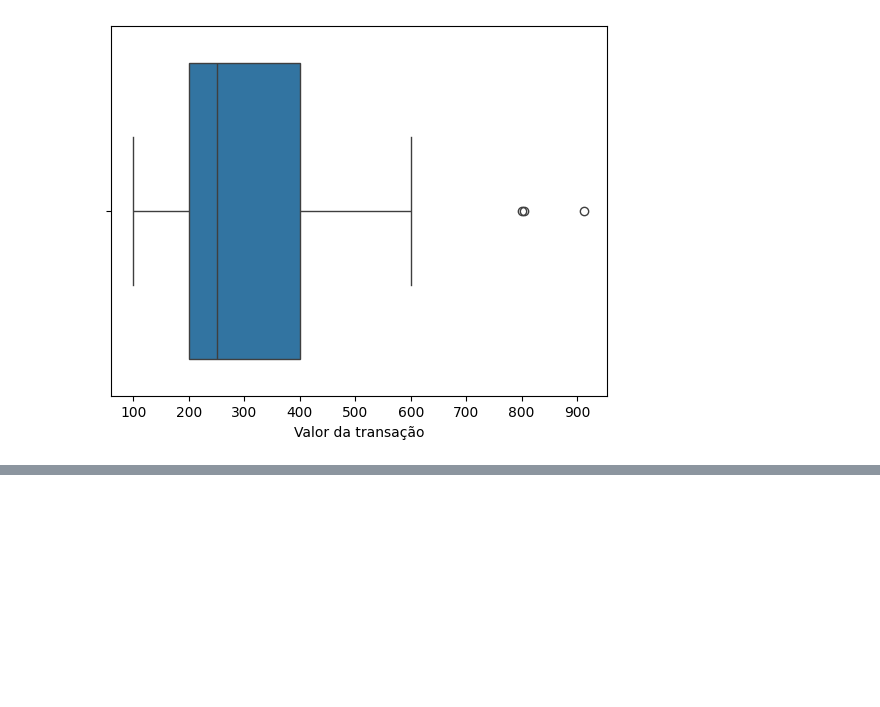
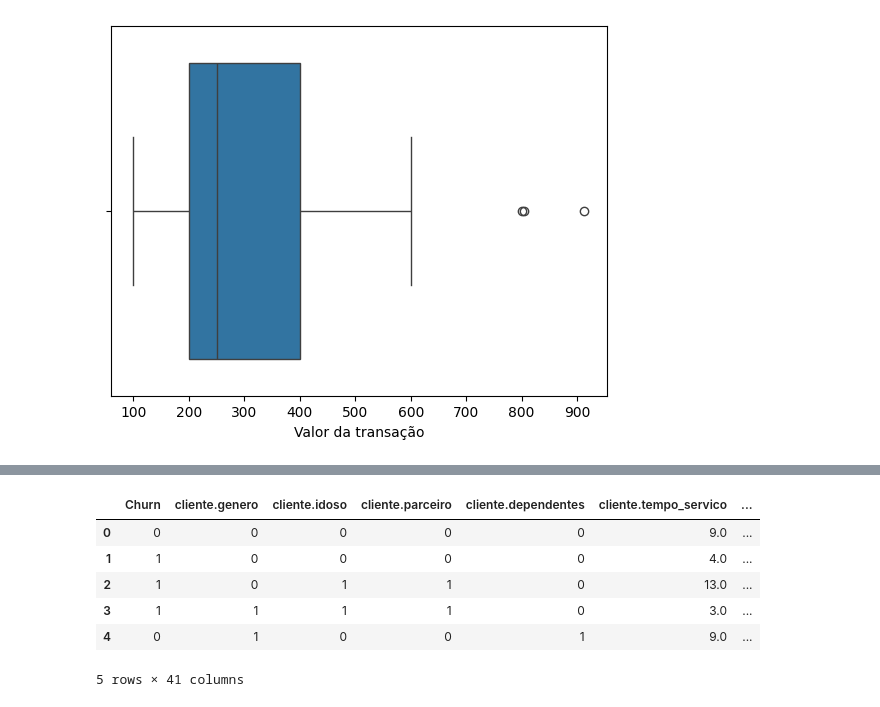
Before and after one commit to ocfurtado/pandas_limpeza_tratamento_dados, a Jupyter notebook: limpeza_tratamento_churn.ipynb, the cells around one changed output, grey strips where cells are left out. Drawn from its saved outputs; the diff is of its cells as text; code cells hidden in the pictures; blank space fills up the shorter version.

```diff
--- a/limpeza_tratamento_churn.ipynb
+++ b/limpeza_tratamento_churn.ipynb
@@ -1008,0 +1112,19 @@ identificador_fraude('Valor da transação', df)
+# %%
+df_sem_id['Churn'] = pd.to_numeric(df_sem_id['Churn'])
+df_sem_id['cliente.genero'] = pd.to_numeric(df_sem_id['cliente.genero'])
+df_sem_id['cliente.parceiro'] = pd.to_numeric(df_sem_id['cliente.parceiro'])
+df_sem_id['cliente.dependentes'] = pd.to_numeric(df_sem_id['cliente.dependentes'])
+df_sem_id['conta.faturamente_eletronico'] = pd.to_numeric(df_sem_id['conta.faturamente_eletronico'])
+df_sem_id['telefone.servico_telefone'] = pd.to_numeric(df_sem_id['telefone.servico_telefone'])
+# %%
+df_dummies = pd.get_dummies(df_sem_id).copy()
+# %%
+df_dummies.head()
+# %% [output]
+|  | Churn | cliente.genero | cliente.idoso | cliente.parceiro | cliente.dependentes | cliente.tempo_servico | ... |
+| 0 | 0 | 0 | 0 | 0 | 0 | 9.0 | ... |
+| 1 | 1 | 0 | 0 | 0 | 0 | 4.0 | ... |
+| 2 | 1 | 0 | 1 | 1 | 0 | 13.0 | ... |
+| 3 | 1 | 1 | 1 | 1 | 0 | 3.0 | ... |
+| 4 | 0 | 1 | 0 | 0 | 1 | 9.0 | ... |
+5 rows × 41 columns
```
Also changed, not shown: parts of 10 cells of this notebook.
